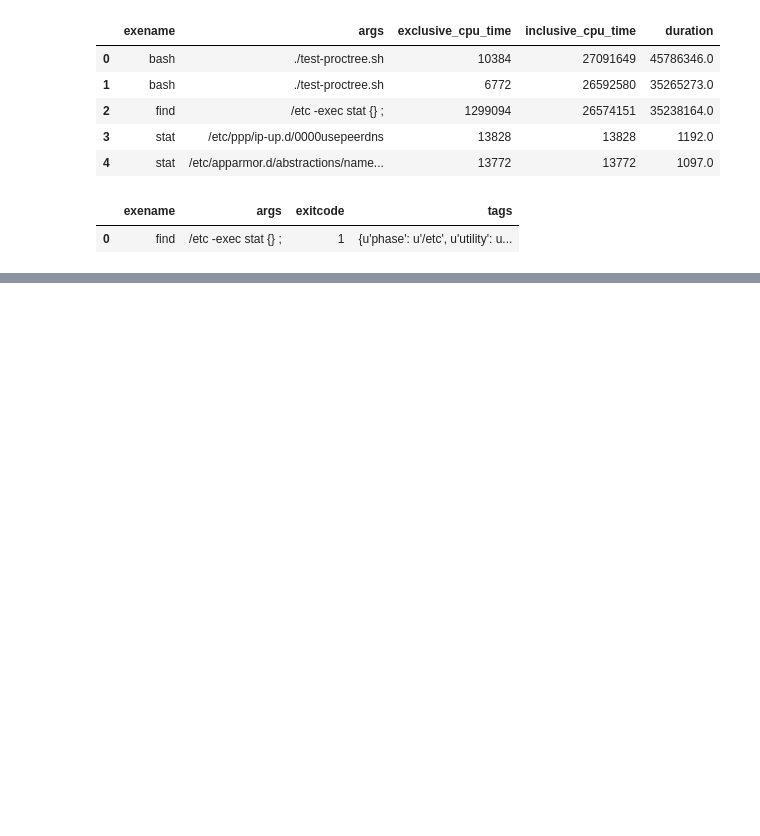
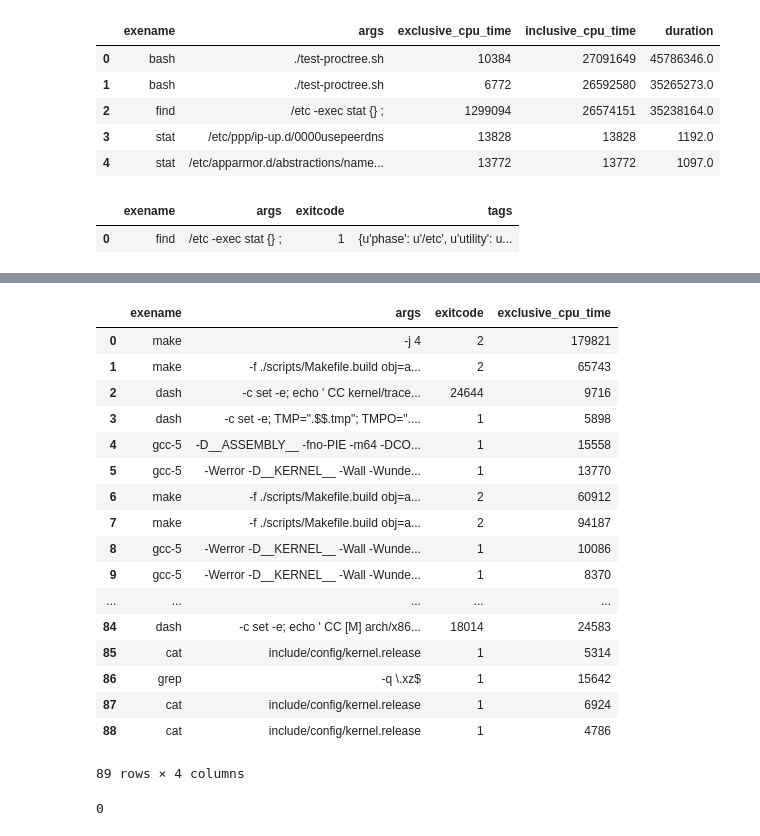
Before and after one commit to ilaflott/epmt, a Jupyter notebook: Query-API.ipynb, the cells around one changed output, grey strips where cells are left out. Saved outputs shown, nothing was run; the diff lists cells and outputs as text; code cells hidden in the pictures; blank space fills up the shorter version.

```diff
--- a/Query-API.ipynb
+++ b/Query-API.ipynb
@@ -405,0 +499,30 @@ failed_procs[['exename', 'args', 'exitcode', 'tags']]
+# %%
+# let's figure which if any processes failed in the build phase
+# You will spot a number of failures because we had many pointer
+# overflow bugs in our instrumentation code, that we've fixed after
+# these runs!
+failed = eq.get_procs(j, tags = {'operation': 'build'}, fltr='p.exitcode != 0', fmt='pandas')
+failed[['exename', 'args', 'exitcode', 'exclusive_cpu_time']]
+# %% [output]
+|  | exename | args | exitcode | exclusive_cpu_time |
+| 0 | make | -j 4 | 2 | 179821 |
+| 1 | make | -f ./scripts/Makefile.build obj=a... | 2 | 65743 |
+| 2 | dash | -c set -e; echo ' CC kernel/trace... | 24644 | 9716 |
+| 3 | dash | -c set -e; TMP=".$$.tmp"; TMPO=".... | 1 | 5898 |
+| 4 | gcc-5 | -D__ASSEMBLY__ -fno-PIE -m64 -DCO... | 1 | 15558 |
+| 5 | gcc-5 | -Werror -D__KERNEL__ -Wall -Wunde... | 1 | 13770 |
+| 6 | make | -f ./scripts/Makefile.build obj=a... | 2 | 60912 |
+| 7 | make | -f ./scripts/Makefile.build obj=a... | 2 | 94187 |
+| 8 | gcc-5 | -Werror -D__KERNEL__ -Wall -Wunde... | 1 | 10086 |
+| 9 | gcc-5 | -Werror -D__KERNEL__ -Wall -Wunde... | 1 | 8370 |
+| ... | ... | ... | ... | ... |
+| 84 | dash | -c set -e; echo ' CC [M] arch/x86... | 18014 | 24583 |
+| 85 | cat | include/config/kernel.release | 1 | 5314 |
+| 86 | grep | -q \.xz$ | 1 | 15642 |
+| 87 | cat | include/config/kernel.release | 1 | 6924 |
+| 88 | cat | include/config/kernel.release | 1 | 4786 |
+89 rows × 4 columns
+# %%
+j.exitcode
+# %% [output]
+0
```
Also changed, not shown: parts of 6 cells of this notebook.
